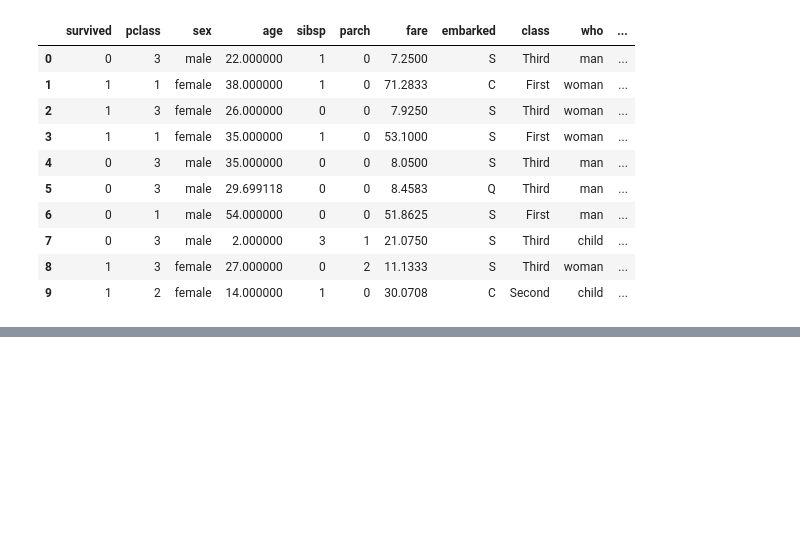
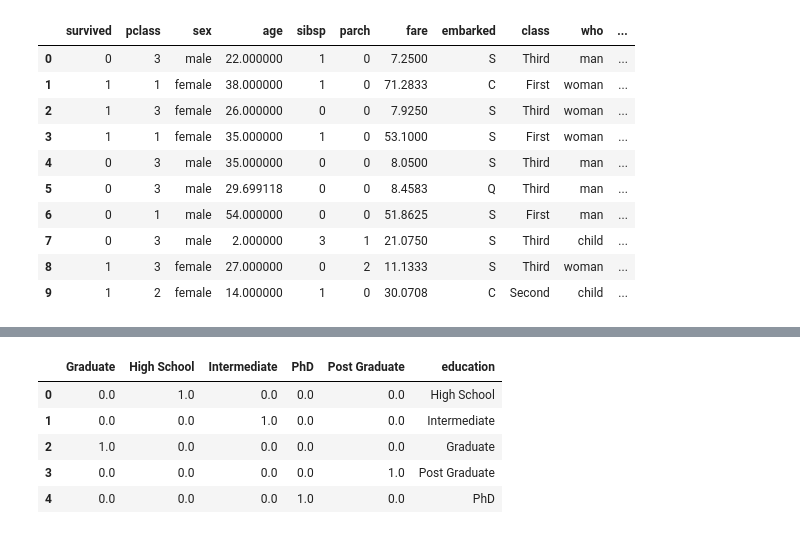
Before and after one commit to datasciencekibaatein/Batch-91, a Jupyter notebook: Preprocessing/Encoding/lecture.ipynb, the cells around one changed output, grey strips where cells are left out. Drawn from its saved outputs; the diff is of its cells as text; code cells hidden in the pictures; blank space fills up the shorter version.

```diff
--- a/Preprocessing/Encoding/lecture.ipynb
+++ b/Preprocessing/Encoding/lecture.ipynb
@@ -69,0 +157,4 @@ df.head(10)
+# %%
+education = pd.DataFrame(
+    {"education":["High School","Intermediate","Graduate","Post Graduate","PhD"]}
+)
@@ -69,0 +170,19 @@ df.head(10)
+# %%
+from sklearn.preprocessing import OneHotEncoder
+
+ohe = OneHotEncoder(sparse_output=False)
+
+encoded_data = ohe.fit_transform(education[['education']])
+
+education_encoded = pd.DataFrame(encoded_data,columns=['Graduate','High School','Intermediate','PhD','Post Graduate'])
+# %%
+education_encoded['education'] = education['education']
+# %%
+education_encoded
+# %% [output]
+|  | Graduate | High School | Intermediate | PhD | Post Graduate | education |
+| 0 | 0.0 | 1.0 | 0.0 | 0.0 | 0.0 | High School |
+| 1 | 0.0 | 0.0 | 1.0 | 0.0 | 0.0 | Intermediate |
+| 2 | 1.0 | 0.0 | 0.0 | 0.0 | 0.0 | Graduate |
+| 3 | 0.0 | 0.0 | 0.0 | 0.0 | 1.0 | Post Graduate |
+| 4 | 0.0 | 0.0 | 0.0 | 1.0 | 0.0 | PhD |
```
Also changed, not shown: parts of 13 cells of this notebook.
